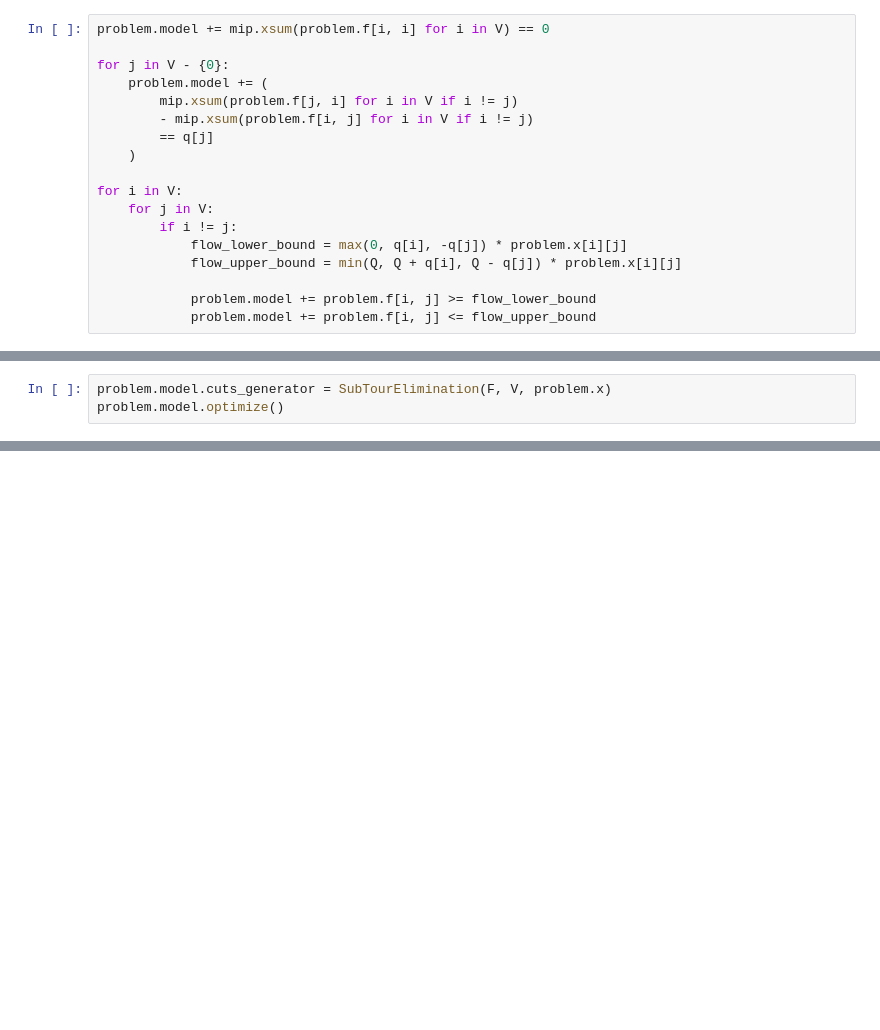
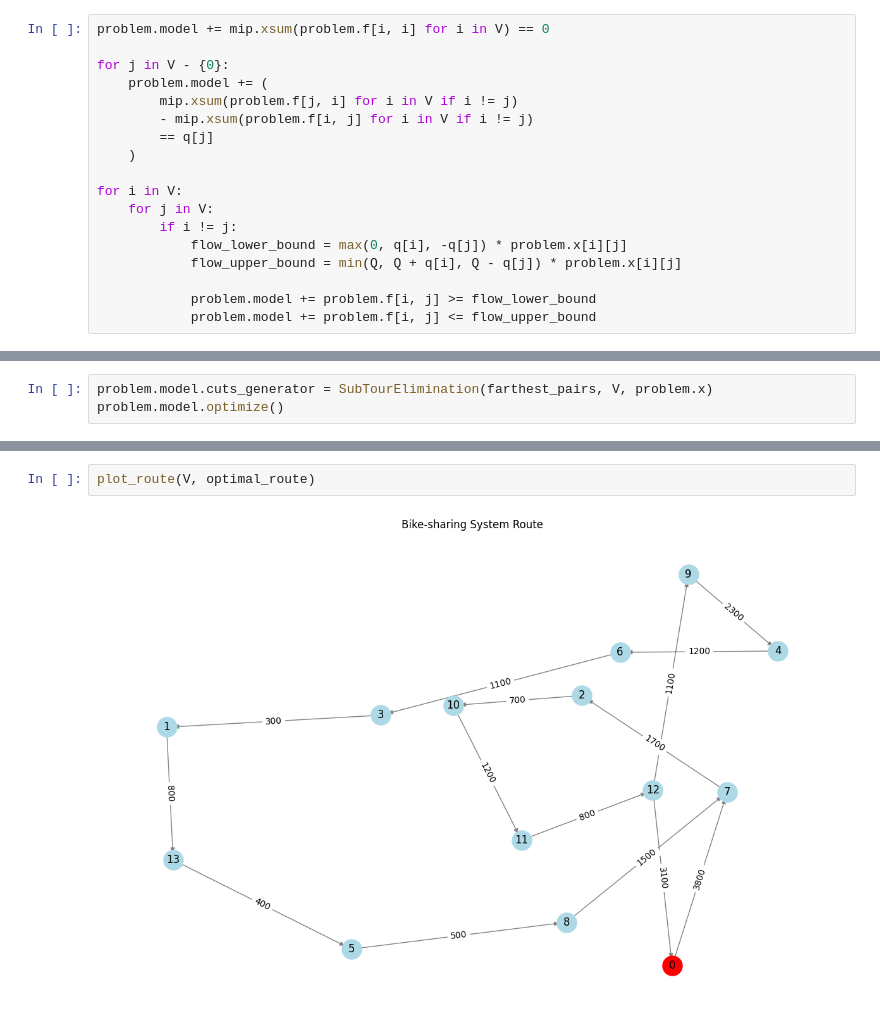
Before and after one commit to codeYann/bss-plex, a Jupyter notebook: src/bss_flow.ipynb, the cells around one changed output, grey strips where cells are left out. Drawn from its saved outputs; the diff is of its cells as text; blank space fills up the shorter version.

```diff
--- a/src/bss_flow.ipynb
+++ b/src/bss_flow.ipynb
@@ -121,5 +139,5 @@ for i in V:
 # %%
-problem.model.cuts_generator = SubTourElimination(F, V, problem.x)
+problem.model.cuts_generator = SubTourElimination(farthest_pairs, V, problem.x)
 problem.model.optimize()
 # %% [output]
 Welcome to the CBC MILP Solver
@@ -188,0 +260,4 @@ problem.model.status, problem.model.objective_value
+# %%
+plot_route(V, optimal_route)
+# %% [output]
+[figure, added]
```
Also changed, not shown: parts of 11 cells of this notebook.
